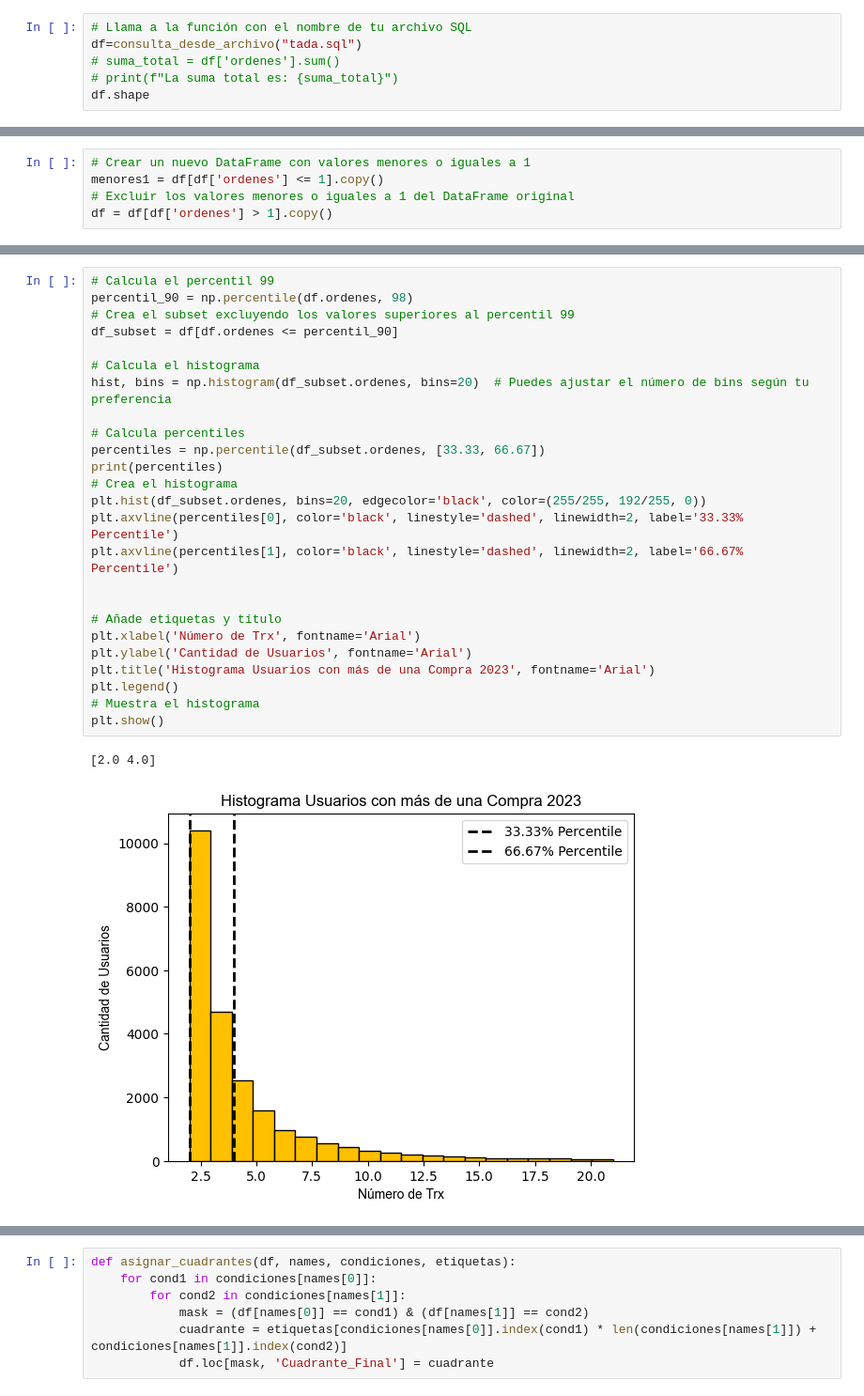
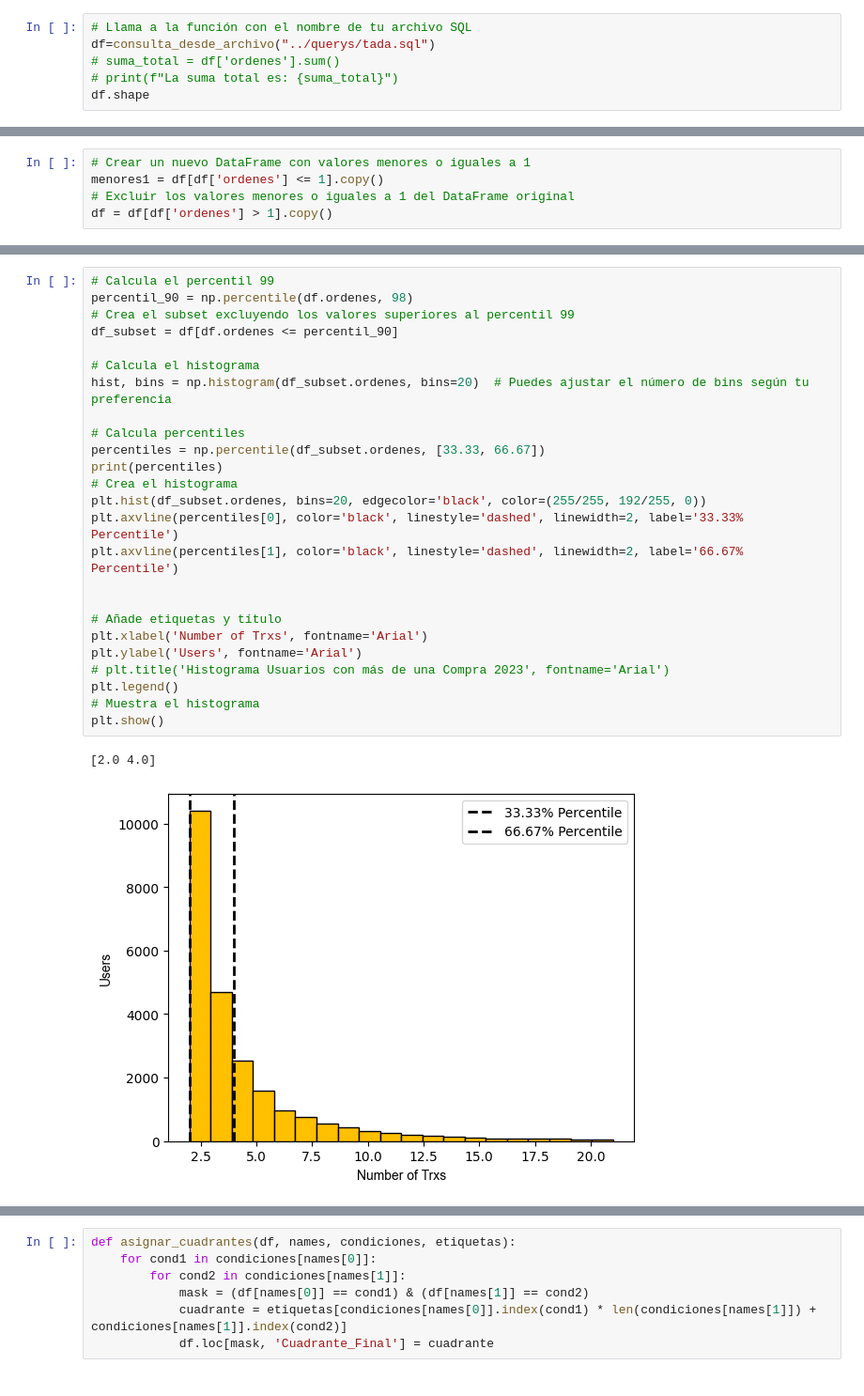
Before and after one commit to ju4nsepulveda/brand_lovers, a Jupyter notebook: nb/tada.ipynb, the cells around one changed output, grey strips where cells are left out. Shown at 94% size. Drawn from its saved outputs; the diff is of its cells as text.

```diff
--- a/nb/tada.ipynb
+++ b/nb/tada.ipynb
@@ -36,7 +36,7 @@ def asignar_cuadrantes(df, names, condiciones, etiquetas):
             df.loc[mask, 'Cuadrante_Final'] = cuadrante
 # %%
 # Llama a la función con el nombre de tu archivo SQL
-df=consulta_desde_archivo("tada.sql")
+df=consulta_desde_archivo("../querys/tada.sql")
 # suma_total = df['ordenes'].sum()
 # print(f"La suma total es: {suma_total}")
 df.shape
@@ -133,31 +133,31 @@ plt.show()
 # %%
 # Calcula el percentil 99
 percentil_90 = np.percentile(df.ordenes, 98)
 # Crea el subset excluyendo los valores superiores al percentil 99
 df_subset = df[df.ordenes <= percentil_90]
 
 # Calcula el histograma
 hist, bins = np.histogram(df_subset.ordenes, bins=20)  # Puedes ajustar el número de bins según tu preferencia
 
 # Calcula percentiles
 percentiles = np.percentile(df_subset.ordenes, [33.33, 66.67])
 print(percentiles)
 # Crea el histograma
 plt.hist(df_subset.ordenes, bins=20, edgecolor='black', color=(255/255, 192/255, 0))
 plt.axvline(percentiles[0], color='black', linestyle='dashed', linewidth=2, label='33.33% Percentile')
 plt.axvline(percentiles[1], color='black', linestyle='dashed', linewidth=2, label='66.67% Percentile')
 
 
 # Añade etiquetas y título
-plt.xlabel('Número de Trx', fontname='Arial')
-plt.ylabel('Cantidad de Usuarios', fontname='Arial')
-plt.title('Histograma Usuarios con más de una Compra 2023', fontname='Arial')
+plt.xlabel('Number of Trxs', fontname='Arial')
+plt.ylabel('Users', fontname='Arial')
+# plt.title('Histograma Usuarios con más de una Compra 2023', fontname='Arial')
 plt.legend()
 # Muestra el histograma
 plt.show()
 # %% [output]
 [2.0 4.0]
-[figure, old version]
+[figure, new version]
 # %%
 # Segmentar en 9 cuadrantes según condiciones (ejemplo)
 df['CuadranteMoney'] = ''
```
Also changed, not shown: parts of 8 cells of this notebook, 4 other files.
